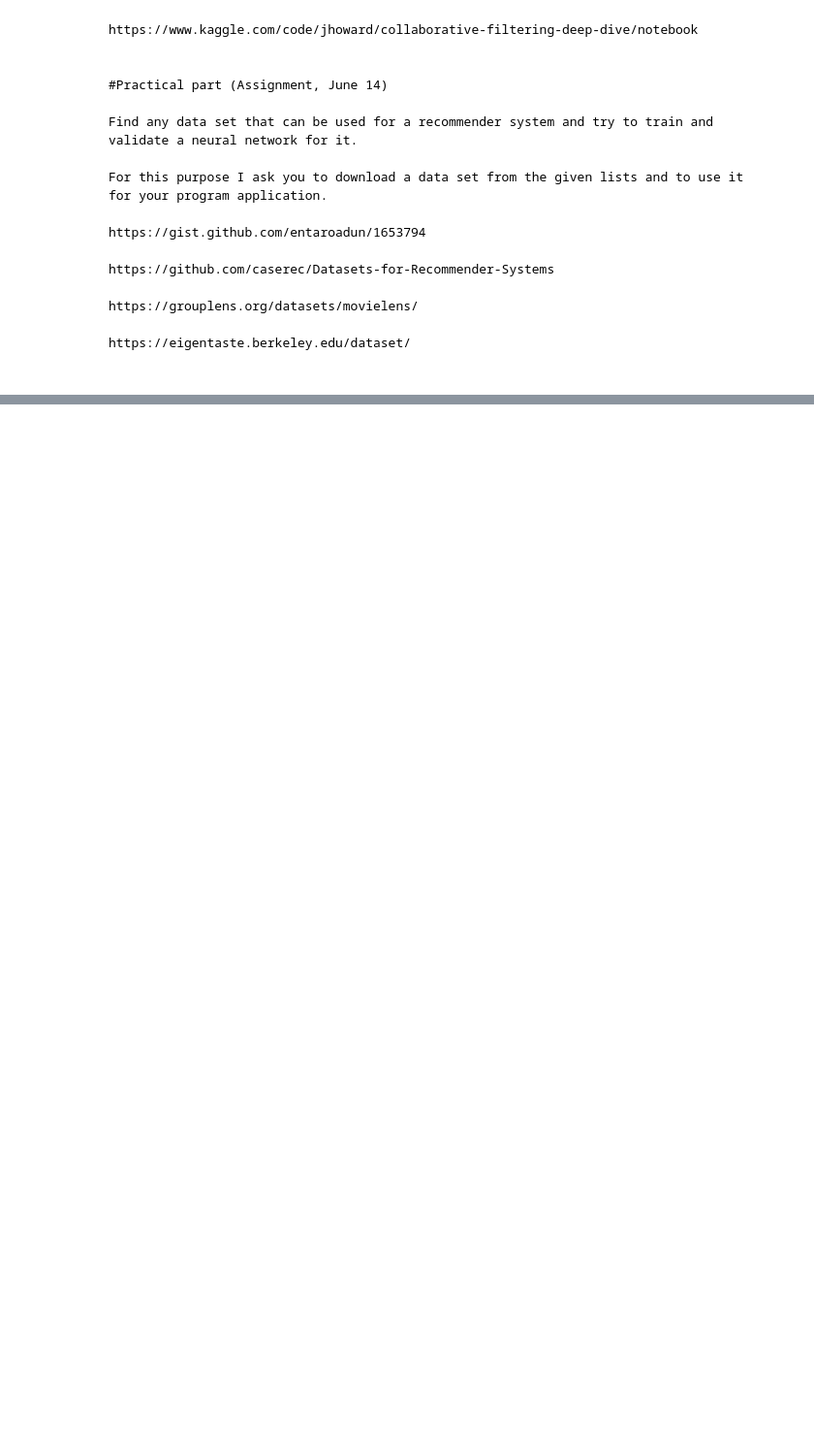
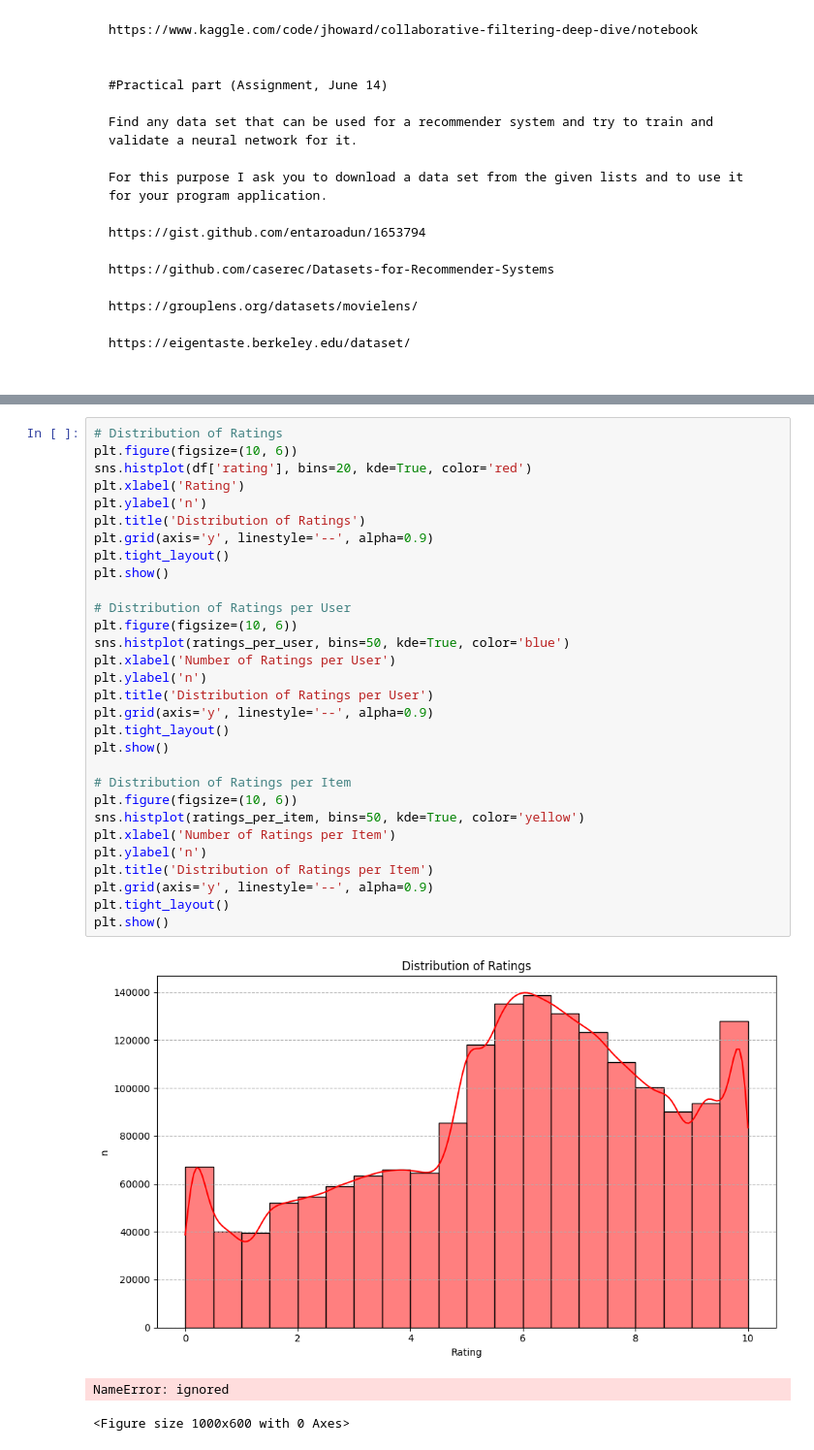
Before and after one commit to Camel-light/Assignments, a Jupyter notebook: assignment_8.ipynb, the cells around one changed output, grey strips where cells are left out. Shown: that part at 97% size. Drawn from its saved outputs; the diff is of its cells as text; blank space fills up the shorter version.

```diff
--- a/assignment_8.ipynb
+++ b/assignment_8.ipynb
@@ -176,0 +249,34 @@ https://eigentaste.berkeley.edu/dataset/
+# %%
+# Distribution of Ratings
+plt.figure(figsize=(10, 6))
+sns.histplot(df['rating'], bins=20, kde=True, color='red')
+plt.xlabel('Rating')
+plt.ylabel('n')
+plt.title('Distribution of Ratings')
+plt.grid(axis='y', linestyle='--', alpha=0.9)
+plt.tight_layout()
+plt.show()
+
+# Distribution of Ratings per User
+plt.figure(figsize=(10, 6))
+sns.histplot(ratings_per_user, bins=50, kde=True, color='blue')
+plt.xlabel('Number of Ratings per User')
+plt.ylabel('n')
+plt.title('Distribution of Ratings per User')
+plt.grid(axis='y', linestyle='--', alpha=0.9)
+plt.tight_layout()
+plt.show()
+
+# Distribution of Ratings per Item
+plt.figure(figsize=(10, 6))
+sns.histplot(ratings_per_item, bins=50, kde=True, color='yellow')
+plt.xlabel('Number of Ratings per Item')
+plt.ylabel('n')
+plt.title('Distribution of Ratings per Item')
+plt.grid(axis='y', linestyle='--', alpha=0.9)
+plt.tight_layout()
+plt.show()
+# %% [output]
+[figure, added]
+NameError: ignored
+<Figure size 1000x600 with 0 Axes>
```
Also changed, not shown: parts of 6 cells of this notebook.
